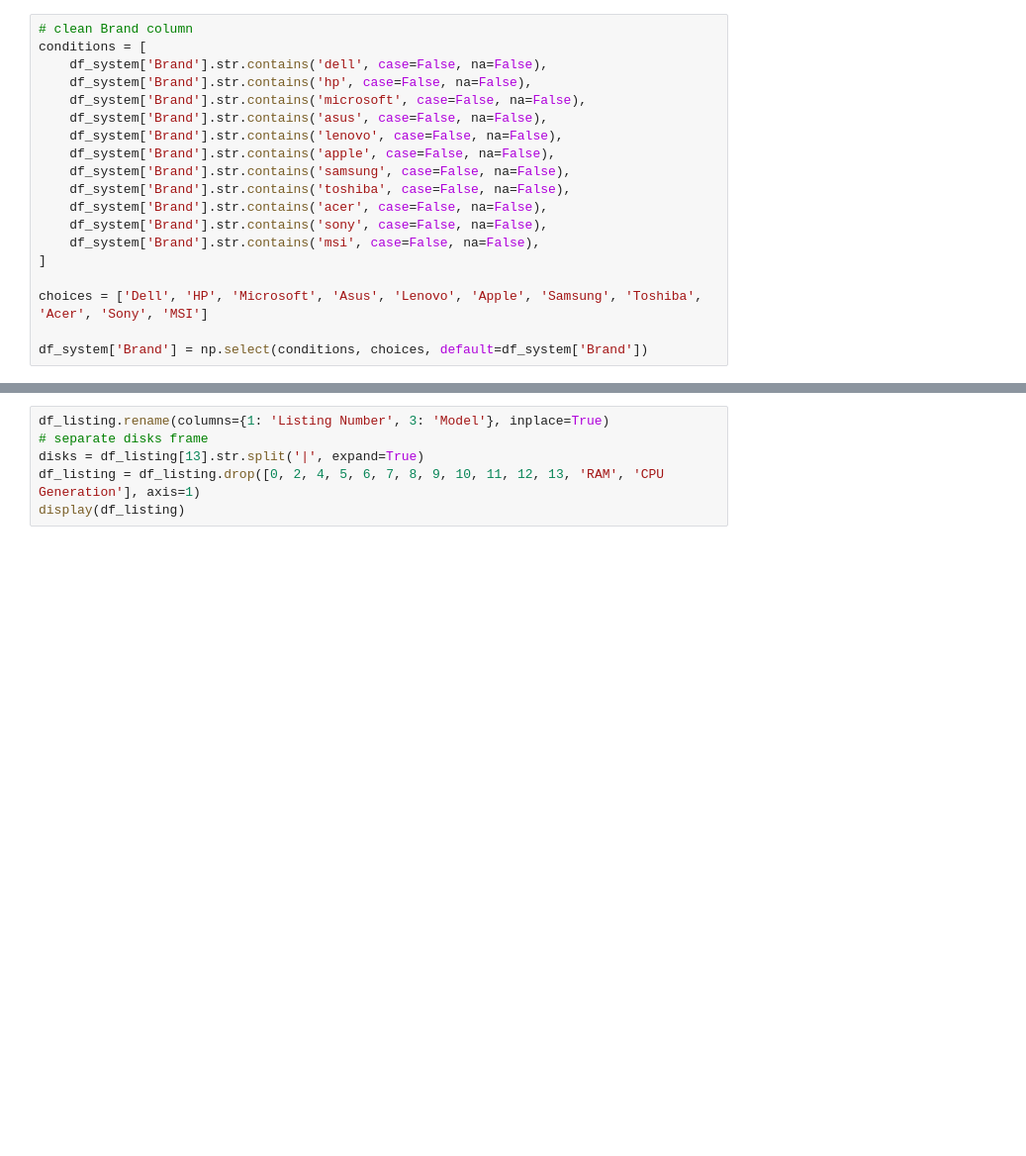
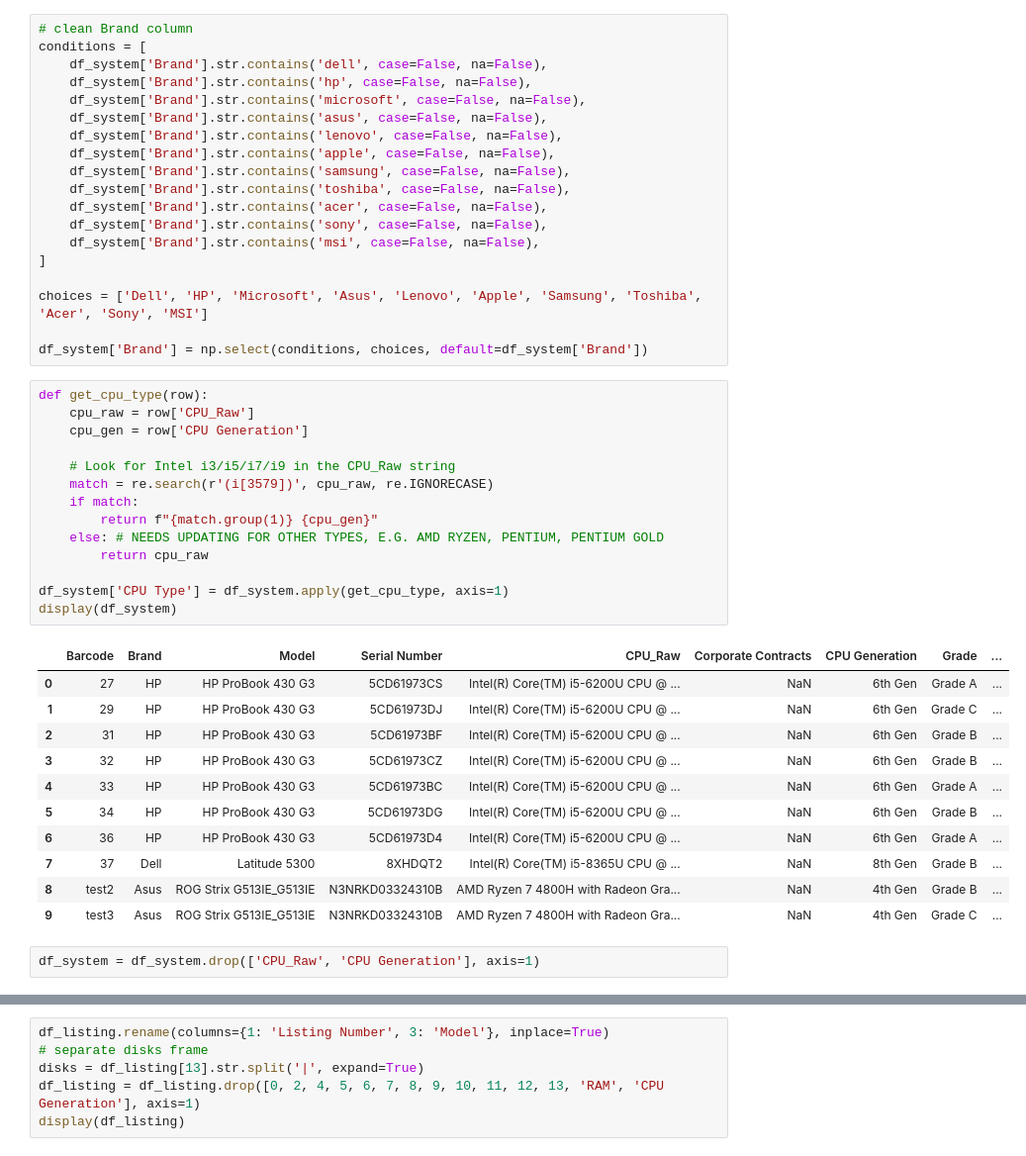
Before and after one commit to K80K8/SS, a Jupyter notebook: get_info/process_data.ipynb, the cells around one changed output, grey strips where cells are left out. Shown at 99% size. Cells and saved outputs as stored; diff of their text form; blank space fills up the shorter version.

```diff
--- a/get_info/process_data.ipynb
+++ b/get_info/process_data.ipynb
@@ -374,4 +374,32 @@ conditions = [
 choices = ['Dell', 'HP', 'Microsoft', 'Asus', 'Lenovo', 'Apple', 'Samsung', 'Toshiba', 'Acer', 'Sony', 'MSI']
 
 df_system['Brand'] = np.select(conditions, choices, default=df_system['Brand'])
+# %%
+def get_cpu_type(row):
+    cpu_raw = row['CPU_Raw']
+    cpu_gen = row['CPU Generation']
+
+    # Look for Intel i3/i5/i7/i9 in the CPU_Raw string
+    match = re.search(r'(i[3579])', cpu_raw, re.IGNORECASE)
+    if match:
+        return f"{match.group(1)} {cpu_gen}"
+    else: # NEEDS UPDATING FOR OTHER TYPES, E.G. AMD RYZEN, PENTIUM, PENTIUM GOLD
+        return cpu_raw
+
+df_system['CPU Type'] = df_system.apply(get_cpu_type, axis=1)
+display(df_system)
+# %% [output]
+|  | Barcode | Brand | Model | Serial Number | CPU_Raw | Corporate Contracts | CPU Generation | Grade | ... |
+| 0 | 27 | HP | HP ProBook 430 G3 | 5CD61973CS | Intel(R) Core(TM) i5-6200U CPU @ ... | NaN | 6th Gen | Grade A | ... |
+| 1 | 29 | HP | HP ProBook 430 G3 | 5CD61973DJ | Intel(R) Core(TM) i5-6200U CPU @ ... | NaN | 6th Gen | Grade C | ... |
+| 2 | 31 | HP | HP ProBook 430 G3 | 5CD61973BF | Intel(R) Core(TM) i5-6200U CPU @ ... | NaN | 6th Gen | Grade B | ... |
+| 3 | 32 | HP | HP ProBook 430 G3 | 5CD61973CZ | Intel(R) Core(TM) i5-6200U CPU @ ... | NaN | 6th Gen | Grade B | ... |
+| 4 | 33 | HP | HP ProBook 430 G3 | 5CD61973BC | Intel(R) Core(TM) i5-6200U CPU @ ... | NaN | 6th Gen | Grade A | ... |
+| 5 | 34 | HP | HP ProBook 430 G3 | 5CD61973DG | Intel(R) Core(TM) i5-6200U CPU @ ... | NaN | 6th Gen | Grade B | ... |
+| 6 | 36 | HP | HP ProBook 430 G3 | 5CD61973D4 | Intel(R) Core(TM) i5-6200U CPU @ ... | NaN | 6th Gen | Grade A | ... |
+| 7 | 37 | Dell | Latitude 5300 | 8XHDQT2 | Intel(R) Core(TM) i5-8365U CPU @ ... | NaN | 8th Gen | Grade B | ... |
+| 8 | test2 | Asus | ROG Strix G513IE_G513IE | N3NRKD03324310B | AMD Ryzen 7 4800H with Radeon Gra... | NaN | 4th Gen | Grade B | ... |
+| 9 | test3 | Asus | ROG Strix G513IE_G513IE | N3NRKD03324310B | AMD Ryzen 7 4800H with Radeon Gra... | NaN | 4th Gen | Grade C | ... |
+# %%
+df_system = df_system.drop(['CPU_Raw', 'CPU Generation'], axis=1)
 # %%
```
Also changed, not shown: parts of 3 cells of this notebook.
